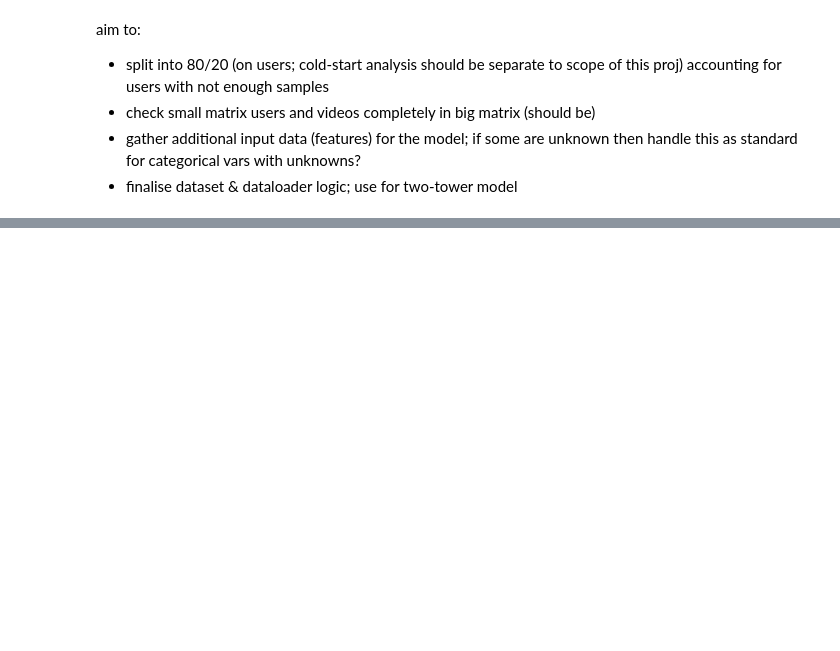
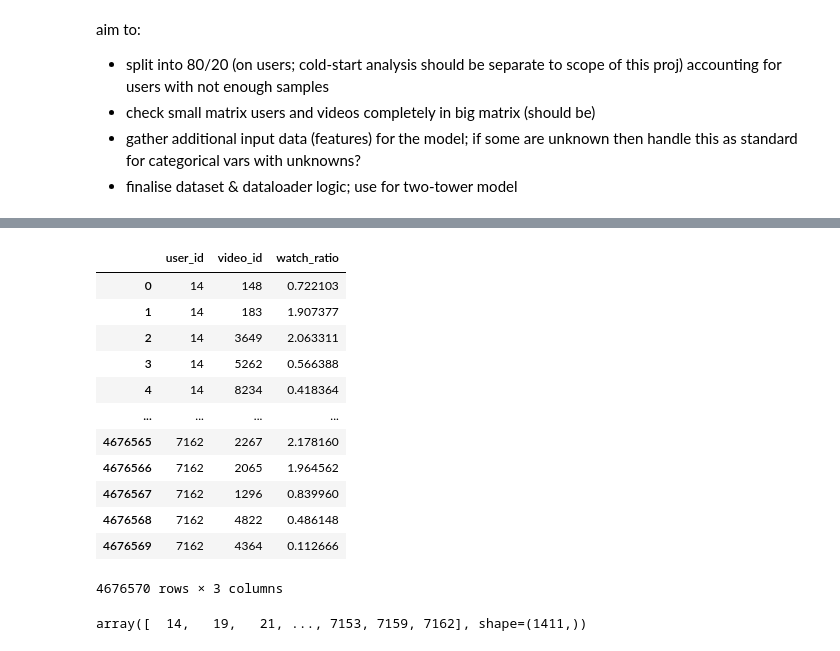
Before and after one commit to sulaychaudhry/deep-linear-bandits, a Jupyter notebook: dev-notebooks/dev 17.02.ipynb, the cells around one changed output, grey strips where cells are left out. Cells and saved outputs as stored; diff of their text form; code cells hidden in the pictures; blank space fills up the shorter version.

```diff
--- a/dev-notebooks/dev 17.02.ipynb
+++ b/dev-notebooks/dev 17.02.ipynb
@@ -145,0 +162,29 @@ aim to:
+# %%
+small_matrix = pd.read_csv(
+    "/home/sulay/deep-linear-bandits/kuairec/data/small_matrix.csv",
+    usecols=[
+        'user_id',
+        'video_id',
+        'watch_ratio'
+    ]
+)
+
+small_matrix
+# %% [output]
+|  | user_id | video_id | watch_ratio |
+| 0 | 14 | 148 | 0.722103 |
+| 1 | 14 | 183 | 1.907377 |
+| 2 | 14 | 3649 | 2.063311 |
+| 3 | 14 | 5262 | 0.566388 |
+| 4 | 14 | 8234 | 0.418364 |
+| ... | ... | ... | ... |
+| 4676565 | 7162 | 2267 | 2.178160 |
+| 4676566 | 7162 | 2065 | 1.964562 |
+| 4676567 | 7162 | 1296 | 0.839960 |
+| 4676568 | 7162 | 4822 | 0.486148 |
+| 4676569 | 7162 | 4364 | 0.112666 |
+4676570 rows × 3 columns
+# %%
+small_matrix['user_id'].unique()
+# %% [output]
+array([  14,   19,   21, ..., 7153, 7159, 7162], shape=(1411,))
```
Also changed, not shown: parts of 13 cells of this notebook, 3 other files.
